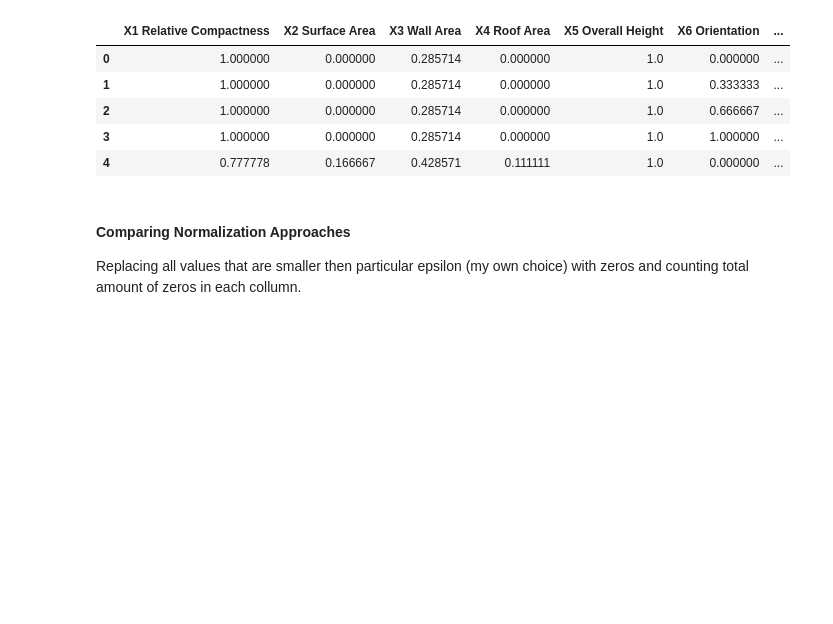
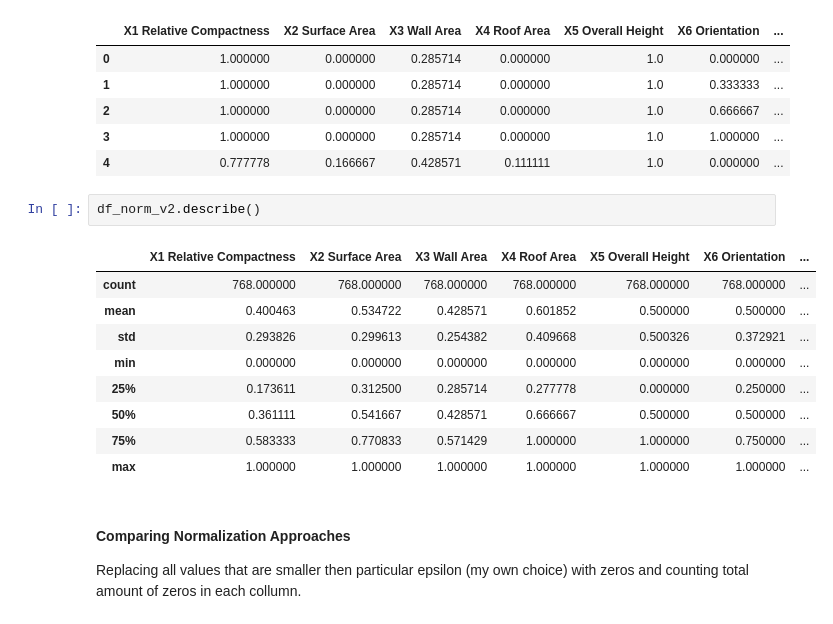
Before and after one commit to vdmitriyev/data-analysis-notebooks, a Jupyter notebook: energy-residential-buildings/energy-residential-buildings.ipynb, the cells around one changed output. Cells and saved outputs as stored; diff of their text form; blank space fills up the shorter version.

```diff
--- a/energy-residential-buildings/energy-residential-buildings.ipynb
+++ b/energy-residential-buildings/energy-residential-buildings.ipynb
@@ -209,6 +233,18 @@ df_norm_v2.head(5)
 | 2 | 1.000000 | 0.000000 | 0.285714 | 0.000000 | 1.0 | 0.666667 | ... |
 | 3 | 1.000000 | 0.000000 | 0.285714 | 0.000000 | 1.0 | 1.000000 | ... |
 | 4 | 0.777778 | 0.166667 | 0.428571 | 0.111111 | 1.0 | 0.000000 | ... |
+# %%
+df_norm_v2.describe()
+# %% [output]
+|  | X1 Relative Compactness | X2 Surface Area | X3 Wall Area | X4 Roof Area | X5 Overall Height | X6 Orientation | ... |
+| count | 768.000000 | 768.000000 | 768.000000 | 768.000000 | 768.000000 | 768.000000 | ... |
+| mean | 0.400463 | 0.534722 | 0.428571 | 0.601852 | 0.500000 | 0.500000 | ... |
+| std | 0.293826 | 0.299613 | 0.254382 | 0.409668 | 0.500326 | 0.372921 | ... |
+| min | 0.000000 | 0.000000 | 0.000000 | 0.000000 | 0.000000 | 0.000000 | ... |
+| 25% | 0.173611 | 0.312500 | 0.285714 | 0.277778 | 0.000000 | 0.250000 | ... |
+| 50% | 0.361111 | 0.541667 | 0.428571 | 0.666667 | 0.500000 | 0.500000 | ... |
+| 75% | 0.583333 | 0.770833 | 0.571429 | 1.000000 | 1.000000 | 0.750000 | ... |
+| max | 1.000000 | 1.000000 | 1.000000 | 1.000000 | 1.000000 | 1.000000 | ... |
 # %% [markdown]
 #### Comparing Normalization Approaches
 
```
Also changed, not shown: parts of 5 cells of this notebook, 2 other files.
